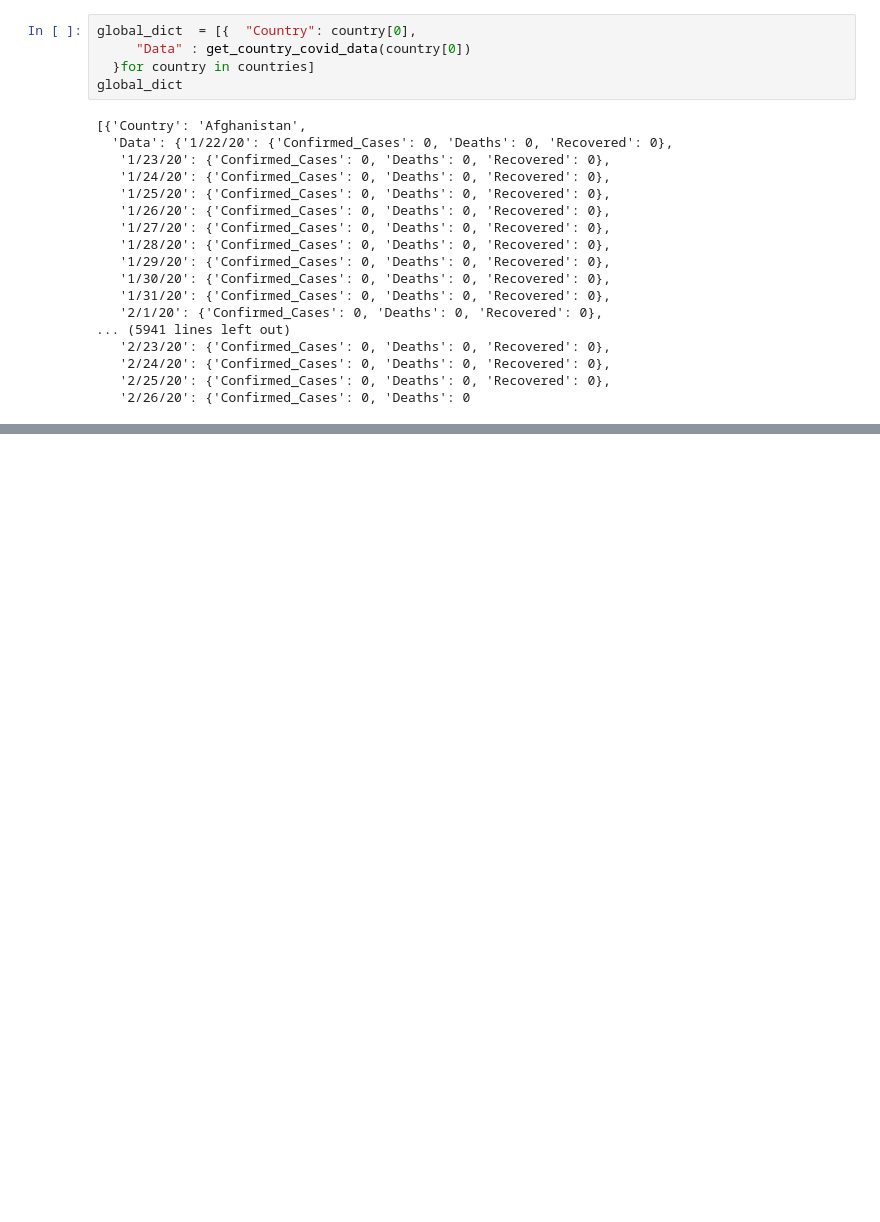
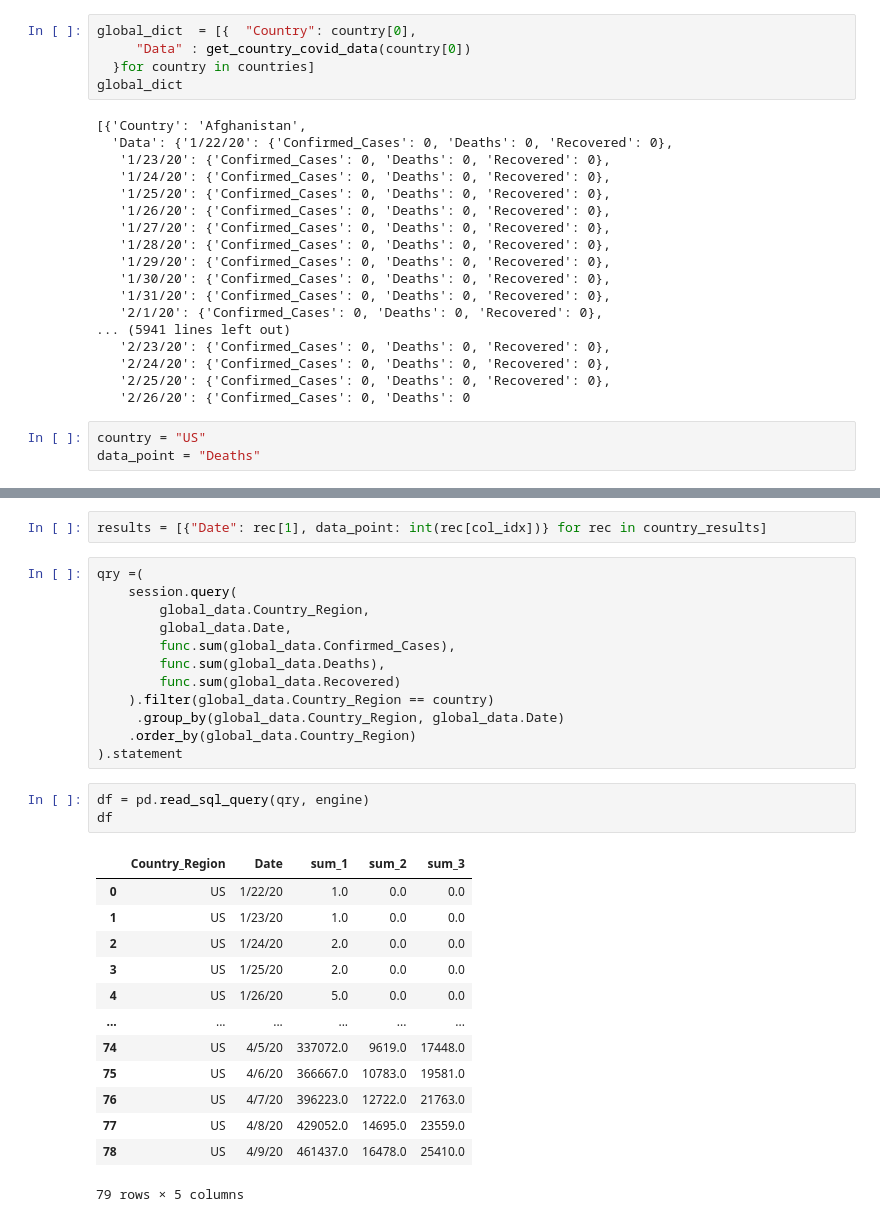
Before and after one commit to DanielHong95/TheQuarantineGroup, a Jupyter notebook: stage/pull_data.ipynb, the cells around one changed output, grey strips where cells are left out. Saved outputs shown, nothing was run; the diff lists cells and outputs as text; blank space fills up the shorter version.

Commit message:
add country snapshot page with plot

```diff
--- a/stage/pull_data.ipynb
+++ b/stage/pull_data.ipynb
@@ -99,3 +102,6 @@ global_dict
    '2/24/20': {'Confirmed_Cases': 0, 'Deaths': 0, 'Recovered': 0},
    '2/25/20': {'Confirmed_Cases': 0, 'Deaths': 0, 'Recovered': 0},
    '2/26/20': {'Confirmed_Cases': 0, 'Deaths': 0
+# %%
+country = "US"
+data_point = "Deaths"
@@ -101,0 +121,31 @@ global_dict
+# %%
+results = [{"Date": rec[1], data_point: int(rec[col_idx])} for rec in country_results]
+# %%
+qry =(
+    session.query(
+        global_data.Country_Region,
+        global_data.Date,
+        func.sum(global_data.Confirmed_Cases),
+        func.sum(global_data.Deaths),
+        func.sum(global_data.Recovered)
+    ).filter(global_data.Country_Region == country)
+     .group_by(global_data.Country_Region, global_data.Date)
+    .order_by(global_data.Country_Region)
+).statement
+# %%
+df = pd.read_sql_query(qry, engine)
+df
+# %% [output]
+|  | Country_Region | Date | sum_1 | sum_2 | sum_3 |
+| 0 | US | 1/22/20 | 1.0 | 0.0 | 0.0 |
+| 1 | US | 1/23/20 | 1.0 | 0.0 | 0.0 |
+| 2 | US | 1/24/20 | 2.0 | 0.0 | 0.0 |
+| 3 | US | 1/25/20 | 2.0 | 0.0 | 0.0 |
+| 4 | US | 1/26/20 | 5.0 | 0.0 | 0.0 |
+| ... | ... | ... | ... | ... | ... |
+| 74 | US | 4/5/20 | 337072.0 | 9619.0 | 17448.0 |
+| 75 | US | 4/6/20 | 366667.0 | 10783.0 | 19581.0 |
+| 76 | US | 4/7/20 | 396223.0 | 12722.0 | 21763.0 |
+| 77 | US | 4/8/20 | 429052.0 | 14695.0 | 23559.0 |
+| 78 | US | 4/9/20 | 461437.0 | 16478.0 | 25410.0 |
+79 rows × 5 columns
```
Also changed, not shown: parts of 5 cells of this notebook, 5 other files.
